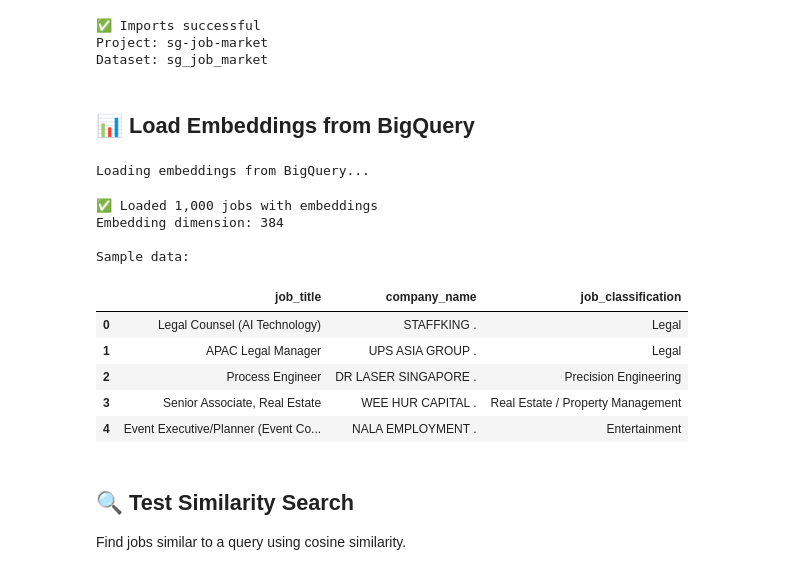
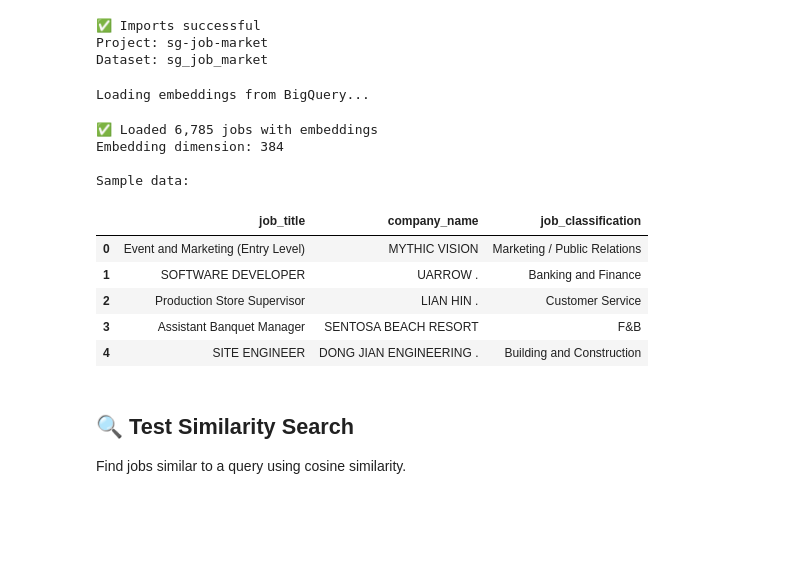
Before and after one commit to Min47/SG-JobMarket-DataScienceProject, a Jupyter notebook: notebooks/nlp_test_embeddings.ipynb, the cells around one changed output. Saved outputs shown, nothing was run; the diff lists cells and outputs as text; code cells hidden in the pictures; blank space fills up the shorter version.

Commit message:
- Fixed bug where we arent considering row_number() when dealing with cleaned_jobs - Update more on the .ipynb on some research information

```diff
--- a/notebooks/nlp_test_embeddings.ipynb
+++ b/notebooks/nlp_test_embeddings.ipynb
@@ -31,47 +31,59 @@ print(f"Dataset: {DATASET_ID}")
 ✅ Imports successful
 Project: sg-job-market
 Dataset: sg_job_market
-# %% [markdown]
-## 📊 Load Embeddings from BigQuery
 # %%
 client = bigquery.Client(project=PROJECT_ID)
 
 query = f"""
 SELECT
     e.job_id,
     e.source,
     e.embedding,
     e.model_name,
     e.created_at,
     c.job_title,
     c.company_name,
     c.job_location,
     c.job_classification
 FROM `{PROJECT_ID}.{DATASET_ID}.job_embeddings` e
-JOIN `{PROJECT_ID}.{DATASET_ID}.cleaned_jobs` c
-    ON e.job_id = c.job_id AND e.source = c.source
-LIMIT 1000
+JOIN (
+    SELECT
+        job_id,
+        source,
+        job_title,
+        company_name,
+        job_location,
+        job_classification,
+        ROW_NUMBER() OVER (
+            PARTITION BY source, job_id
+            ORDER BY scrape_timestamp DESC
+        ) AS rn
+    FROM `{PROJECT_ID}.{DATASET_ID}.cleaned_jobs`
+) c
+ON e.job_id = c.job_id AND e.source = c.source
+WHERE c.rn = 1
+LIMIT 10000
 """
 
 print("Loading embeddings from BigQuery...")
 df = client.query(query).to_dataframe()
 
 print(f"\n✅ Loaded {len(df):,} jobs with embeddings")
 print(f"Embedding dimension: {len(df['embedding'].iloc[0])}")
 print(f"\nSample data:")
 df[['job_title', 'company_name', 'job_classification']].head()
 # %% [output]
 Loading embeddings from BigQuery...
-✅ Loaded 1,000 jobs with embeddings
+✅ Loaded 6,785 jobs with embeddings
 Embedding dimension: 384
 
 Sample data:
 |  | job_title | company_name | job_classification |
-| 0 | Legal Counsel (AI Technology) | STAFFKING . | Legal |
-| 1 | APAC Legal Manager | UPS ASIA GROUP . | Legal |
-| 2 | Process Engineer | DR LASER SINGAPORE . | Precision Engineering |
-| 3 | Senior Associate, Real Estate | WEE HUR CAPITAL . | Real Estate / Property Management |
-| 4 | Event Executive/Planner (Event Co... | NALA EMPLOYMENT . | Entertainment |
+| 0 | Event and Marketing (Entry Level) | MYTHIC VISION | Marketing / Public Relations |
+| 1 | SOFTWARE DEVELOPER | UARROW . | Banking and Finance |
+| 2 | Production Store Supervisor | LIAN HIN . | Customer Service |
+| 3 | Assistant Banquet Manager | SENTOSA BEACH RESORT | F&B |
+| 4 | SITE ENGINEER | DONG JIAN ENGINEERING . | Building and Construction |
 # %% [markdown]
 ## 🔍 Test Similarity Search
 
```
Also changed, not shown: parts of 13 cells of this notebook.
